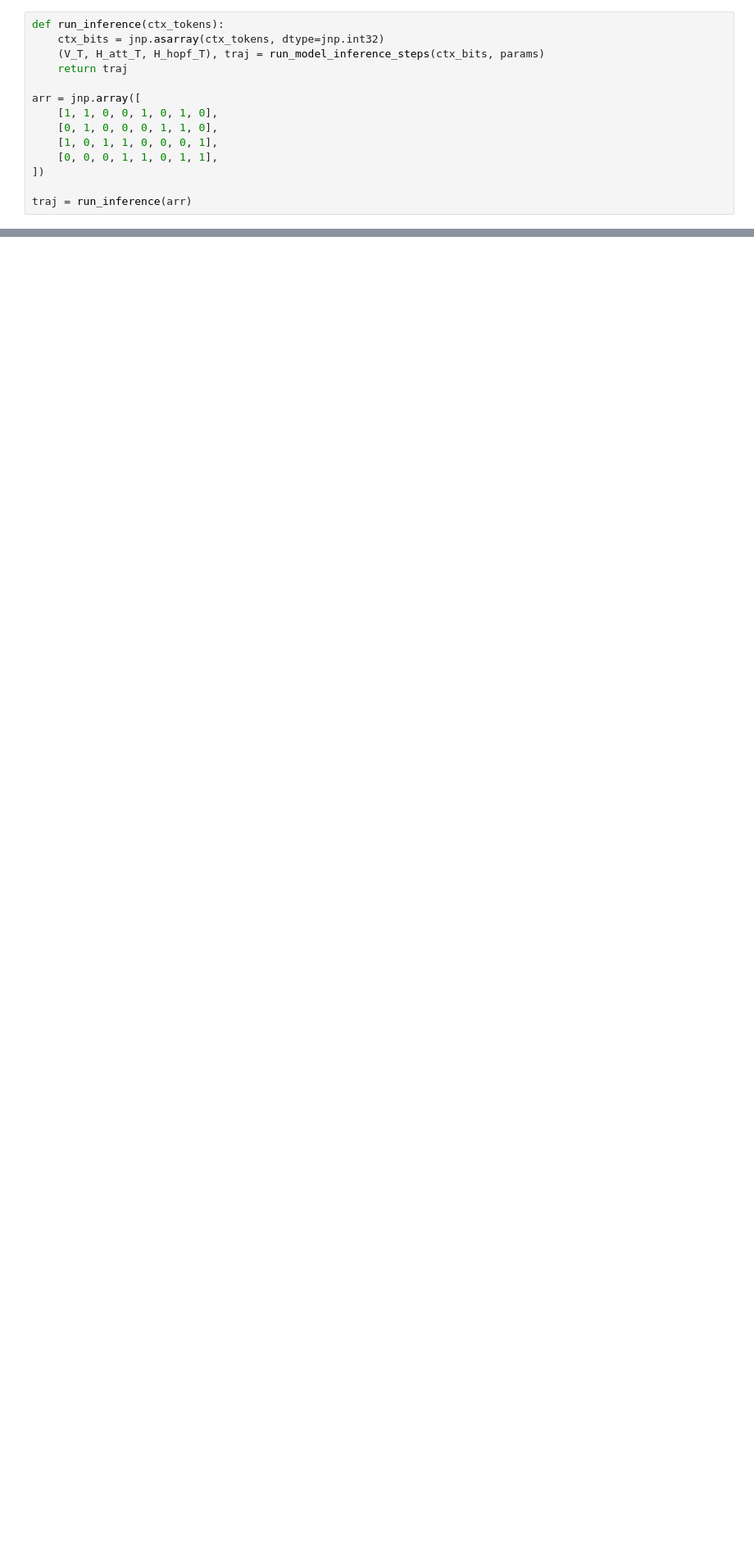
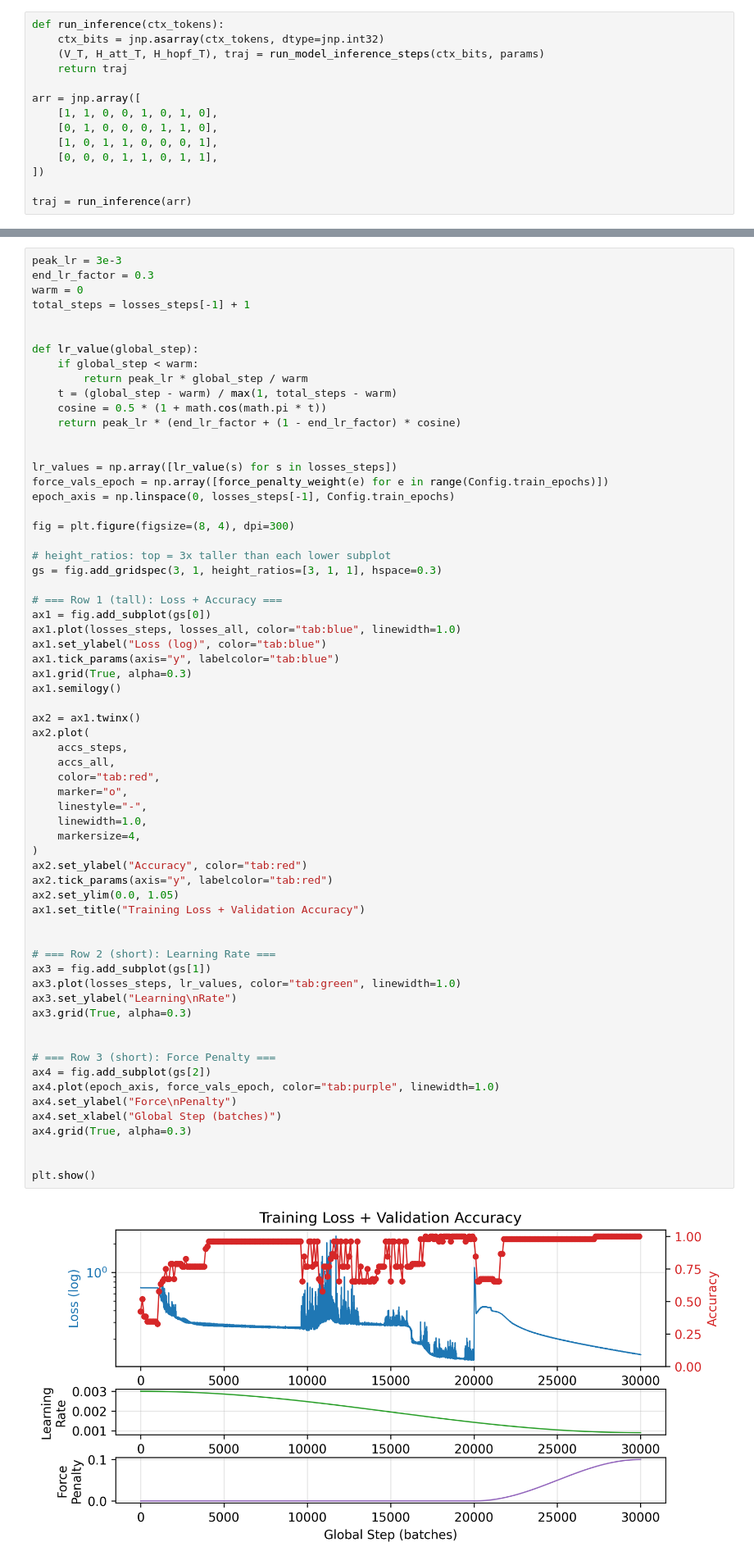
Before and after one commit to mbacvanski/analog-denseam, a Jupyter notebook: make_plots.ipynb, the cells around one changed output, grey strips where cells are left out. Shown at 82% size. Drawn from its saved outputs; the diff is of its cells as text; blank space fills up the shorter version.

```diff
--- a/make_plots.ipynb
+++ b/make_plots.ipynb
@@ -333,0 +570,66 @@ plt.show()
+# %%
+peak_lr = 3e-3
+end_lr_factor = 0.3
+warm = 0
+total_steps = losses_steps[-1] + 1
+
+
+def lr_value(global_step):
+    if global_step < warm:
+        return peak_lr * global_step / warm
+    t = (global_step - warm) / max(1, total_steps - warm)
+    cosine = 0.5 * (1 + math.cos(math.pi * t))
+    return peak_lr * (end_lr_factor + (1 - end_lr_factor) * cosine)
+
+
+lr_values = np.array([lr_value(s) for s in losses_steps])
+force_vals_epoch = np.array([force_penalty_weight(e) for e in range(Config.train_epochs)])
+epoch_axis = np.linspace(0, losses_steps[-1], Config.train_epochs)
+
+fig = plt.figure(figsize=(8, 4), dpi=300)
+
+# height_ratios: top = 3x taller than each lower subplot
+gs = fig.add_gridspec(3, 1, height_ratios=[3, 1, 1], hspace=0.3)
+
+# === Row 1 (tall): Loss + Accuracy ===
+ax1 = fig.add_subplot(gs[0])
+ax1.plot(losses_steps, losses_all, color="tab:blue", linewidth=1.0)
+ax1.set_ylabel("Loss (log)", color="tab:blue")
+ax1.tick_params(axis="y", labelcolor="tab:blue")
+ax1.grid(True, alpha=0.3)
+ax1.semilogy()
+
+ax2 = ax1.twinx()
+ax2.plot(
+    accs_steps,
+    accs_all,
+    color="tab:red",
+    marker="o",
+    linestyle="-",
+    linewidth=1.0,
+    markersize=4,
+)
+ax2.set_ylabel("Accuracy", color="tab:red")
+ax2.tick_params(axis="y", labelcolor="tab:red")
+ax2.set_ylim(0.0, 1.05)
+ax1.set_title("Training Loss + Validation Accuracy")
+
+
+# === Row 2 (short): Learning Rate ===
+ax3 = fig.add_subplot(gs[1])
+ax3.plot(losses_steps, lr_values, color="tab:green", linewidth=1.0)
+ax3.set_ylabel("Learning\nRate")
+ax3.grid(True, alpha=0.3)
+
+
+# === Row 3 (short): Force Penalty ===
+ax4 = fig.add_subplot(gs[2])
+ax4.plot(epoch_axis, force_vals_epoch, color="tab:purple", linewidth=1.0)
+ax4.set_ylabel("Force\nPenalty")
+ax4.set_xlabel("Global Step (batches)")
+ax4.grid(True, alpha=0.3)
+
+
+plt.show()
+# %% [output]
+[figure, added]
```
Also changed, not shown: parts of 7 cells of this notebook, 1 other file.
